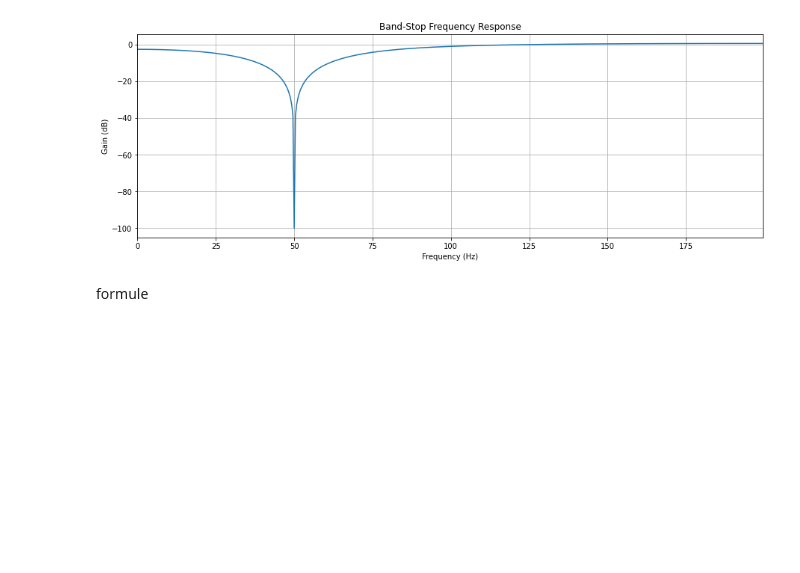
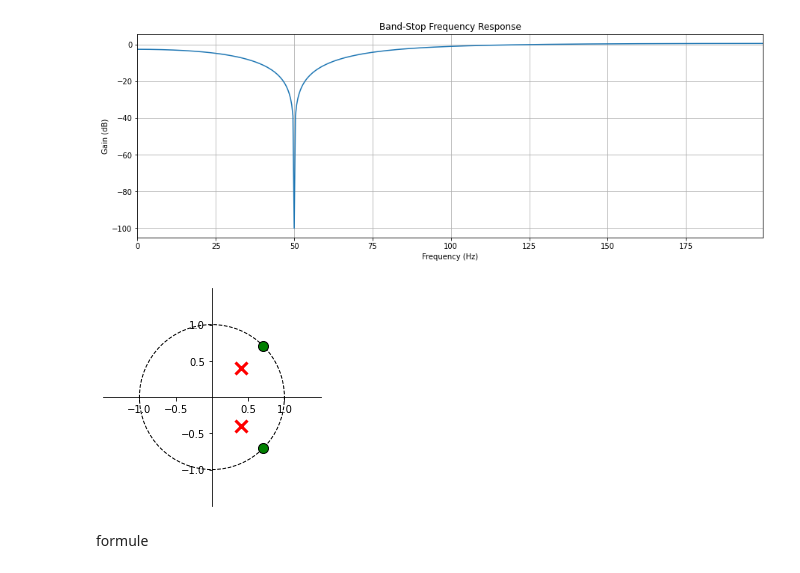
Before and after one commit to lionelGoffaux/tp_signal, a Jupyter notebook: lab3.ipynb, the cells around one changed output. Drawn from its saved outputs; the diff is of its cells as text; code cells hidden in the pictures; blank space fills up the shorter version.

```diff
--- a/lab3.ipynb
+++ b/lab3.ipynb
@@ -179,6 +190,10 @@ plt.ylabel('Gain (dB)')
 plt.grid()
 # %% [output]
 [figure]
+# %%
+_ = zplane.zplane(b, a)
+# %% [output]
+[figure, added]
 # %% [markdown]
 formule
 # %%
```
Also changed, not shown: parts of 11 cells of this notebook, 11 other files.
